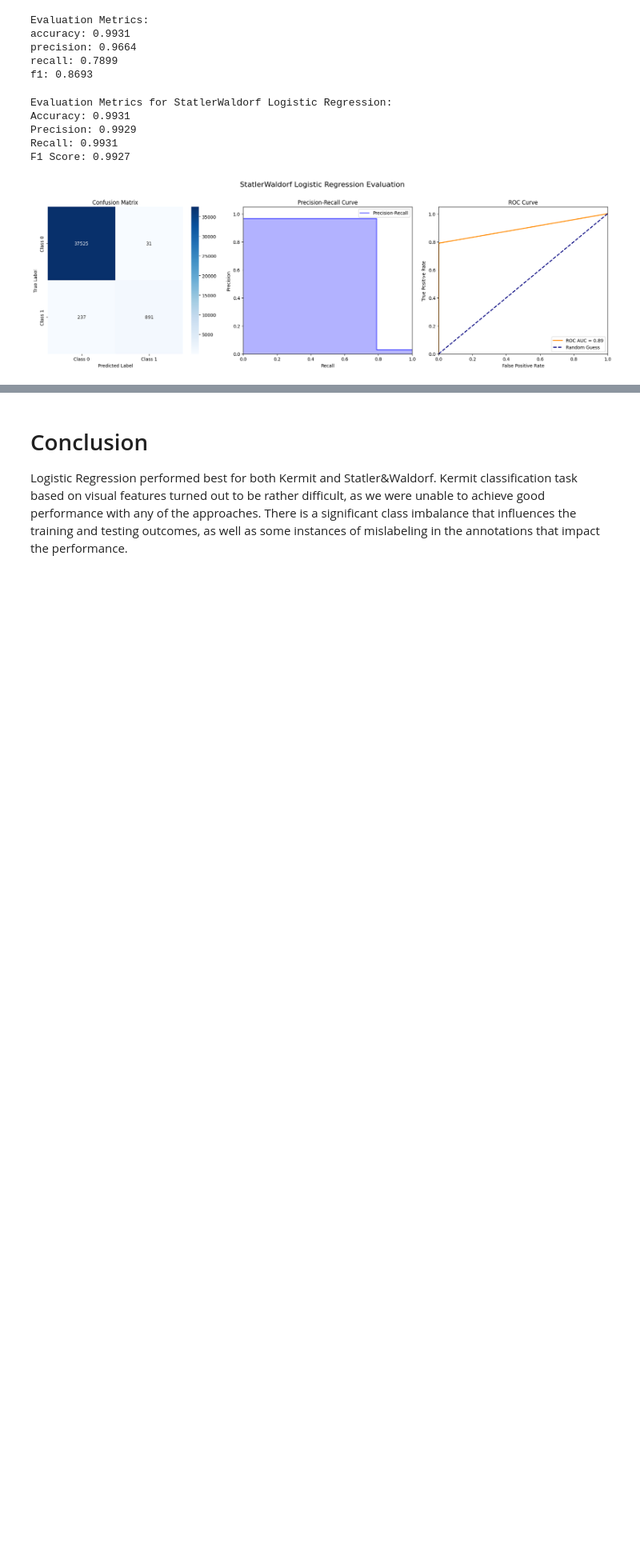
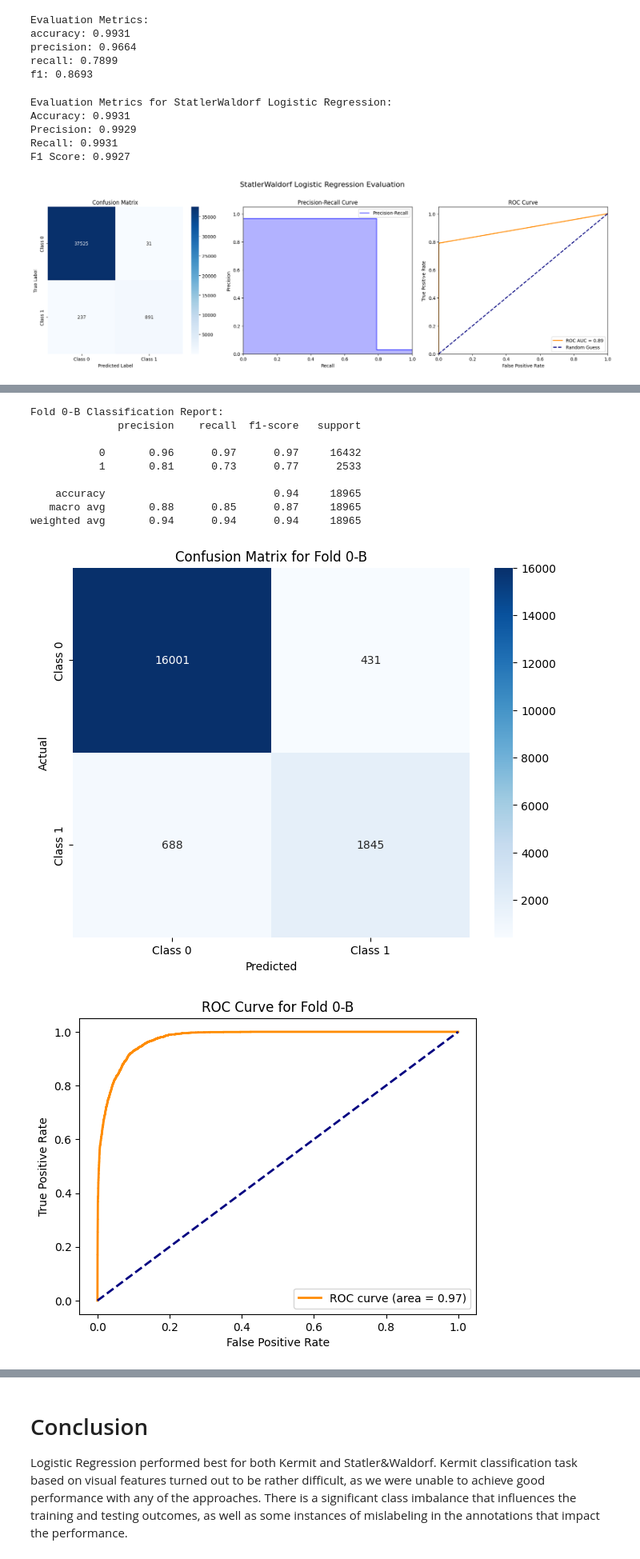
Before and after one commit to olesasha/find_kermit, a Jupyter notebook: sim1_visual_analysis.ipynb, the cells around one changed output, grey strips where cells are left out. Shown at 80% size. Drawn from its saved outputs; the diff is of its cells as text; code cells hidden in the pictures; blank space fills up the shorter version.

Commit message:
xgb sim1 visual

```diff
--- a/sim1_visual_analysis.ipynb
+++ b/sim1_visual_analysis.ipynb
@@ -881,0 +900,5 @@ F1 Score: 0.9927
+# %%
+video_features_path = "../model_vars/sim1_video/sim1_video_features.csv"
+video_feature_df = pd.read_csv(video_features_path)
+video_feature_df = video_feature_df.drop(columns=['Kermit', 'StatlerWaldorf'])
+video_feature_df.shape
@@ -881,0 +951,4 @@ F1 Score: 0.9927
+# %%
+# Merge features with ground truth
+feature_df = pd.merge(video_feature_df, ground_truth_df, on=['video_idx', 'frame_idx'], how='inner')
+feature_df.shape
@@ -881,0 +1002,11 @@ F1 Score: 0.9927
+# %%
+train_cols = feature_df.drop(columns=[
+    'Unnamed: 0',
+'video_idx',
+'frame_idx',
+'fold',
+'Kermit',
+'StatlerWaldorf']).columns
+
+# Manual check
+#train_cols.to_series().to_csv('../model_vars/sim1_video/train_cols.csv', index=False, header=False)
@@ -881,0 +1094,18 @@ F1 Score: 0.9927
+# %%
+# load if necessary
+import pickle
+import pandas as pd
+
+# Load Statler results
+with open('../model_vars/sim1_video/ws_xgb_results.pkl', 'rb') as f:
+    ws_data = pickle.load(f)
+    results_xgb_ws = ws_data['results_ws']
+    summary_xgb_ws = ws_data['summary_ws']
+    best_models_xgb_ws = ws_data['best_model_ws']
+
+# Load Kermit results
+with open('../model_vars/sim1_video/kermit_xgb_results.pkl', 'rb') as f:
+    kermit_data = pickle.load(f)
+    results_xgb_kermit = kermit_data['results_kermit']
+    summary_xgb_kermit = kermit_data['summary_kermit']
+    best_model_xgb_kermit = kermit_data['best_model_kermit']
@@ -881,0 +1124,14 @@ F1 Score: 0.9927
+# %%
+evaluate_model(best_model_xgb_kermit, feature_df, train_cols, 'Kermit', results_xgb_kermit, spec_fold= "best")
+# %% [output]
+Fold 0-B Classification Report:
+              precision    recall  f1-score   support
+
+           0       0.96      0.97      0.97     16432
+           1       0.81      0.73      0.77      2533
+
+    accuracy                           0.94     18965
+   macro avg       0.88      0.85      0.87     18965
+weighted avg       0.94      0.94      0.94     18965
+[figure, added]
+[figure, added]
```
Also changed, not shown: parts of 24 cells of this notebook.
